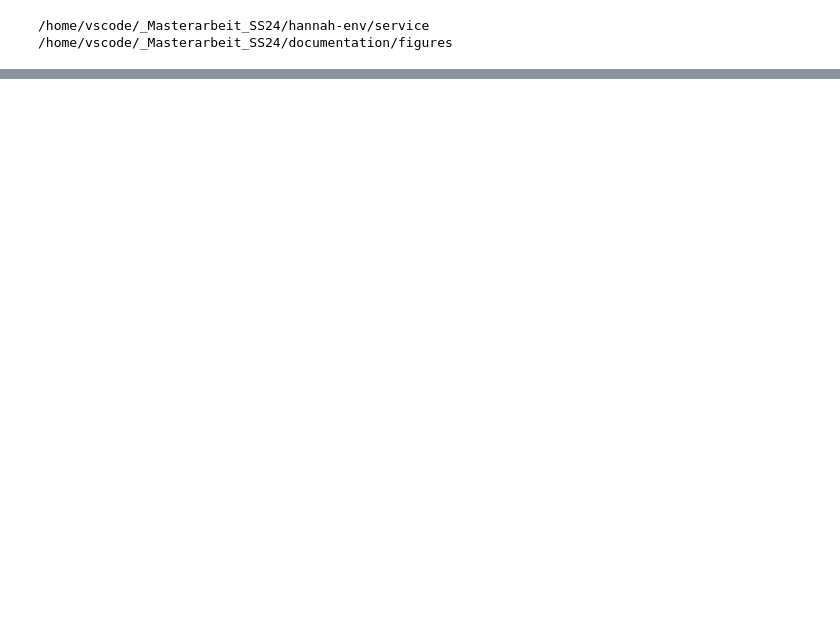
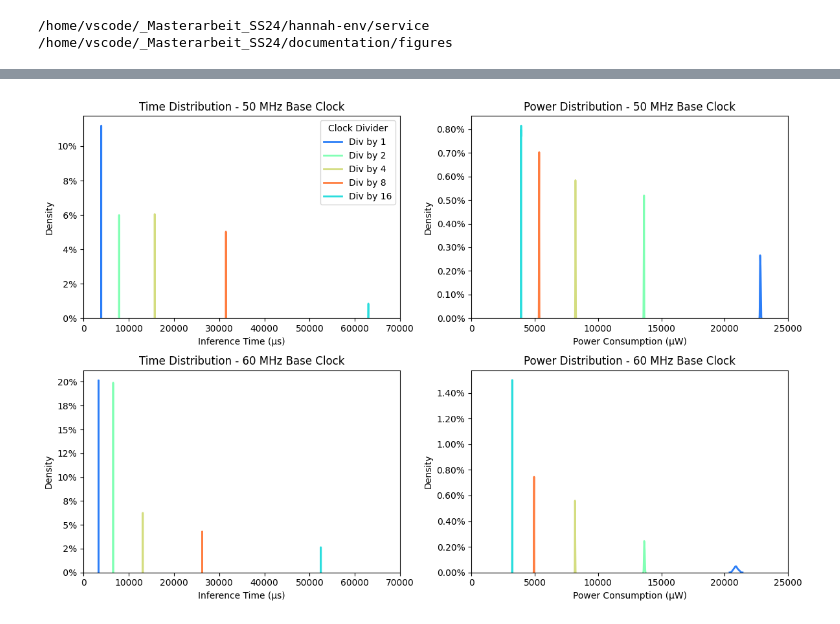
Before and after one commit to ekut-es/netdeployonnx, a Jupyter notebook: netdeployonnx/client/experiment_npu.ipynb, the cells around one changed output, grey strips where cells are left out. Saved outputs shown, nothing was run; the diff lists cells and outputs as text; code cells hidden in the pictures; blank space fills up the shorter version.

```diff
--- a/netdeployonnx/client/experiment_npu.ipynb
+++ b/netdeployonnx/client/experiment_npu.ipynb
@@ -315,3 +322,69 @@ Try using .loc[row_indexer,col_indexer] = value instead
 
 See the caveats in the documentation: https://pandas.pydata.org/pandas-docs/stable/user_guide/indexing.html#returning-a-view-versus-a-copy
   base_clock_data['power_per_MHz'] = base_clock_data['uW_per_inference'] / base_clock_data['freq']
+# %%
+# Create separate dataframes for each base clock
+slowclk = 50
+fastclk = 60
+data_slowclk = clock_data[(clock_data['base_clock'] == slowclk)]
+data_fastclk = clock_data[(clock_data['base_clock'] == fastclk)]
+
+# Add divider labels for each
+for df in [data_slowclk, data_fastclk]:
+   df.sort_values('divider', ascending=True, inplace=True)
+   df['divider_label'] = df['divider'].map({1: 'Div by 1', 2: 'Div by 2', 4: 'Div by 4', 8: 'Div by 8', 16: 'Div by 16'})
+
+
+# Create figure with subplots for both clock speeds
+fig, ((ax1, ax2), (ax3, ax4)) = plt.subplots(2, 2, figsize=(12, 8))
+
+
+# Set palettes
+unique_divs = sorted(data_slowclk['divider_label'].unique())
+rainbow_palette = dict(zip(unique_divs, sns.color_palette('rainbow', n_colors=len(unique_divs))))
+
+# {slowclk} MHz plots
+samples_slow = data_slowclk['divider_label'].value_counts()
+title_slow = f'\n(n={", ".join([f"{div}: {count}" for div, count in samples_slow.items()])})'
+title_slow = ''
+
+sns.kdeplot(data=data_slowclk, x='us_per_inference', hue='divider_label',
+           palette=rainbow_palette, ax=ax1, linewidth=2)
+ax1.set_title(f'Time Distribution - {slowclk} MHz Base Clock{title_slow}')
+ax1.set_xlabel('Inference Time (µs)')
+
+sns.kdeplot(data=data_slowclk, x='uW_per_inference', hue='divider_label',
+           palette=rainbow_palette, ax=ax2, linewidth=2, legend=False)
+ax2.set_title(f'Power Distribution - {slowclk} MHz Base Clock')
+ax2.set_xlabel('Power Consumption (µW)')
+
+# {fastclk} MHz plots
+samples_50 = data_fastclk['divider_label'].value_counts()
+title_50 = f'\n(n={", ".join([f"{div}: {count}" for div, count in samples_50.items()])})'
+title_50 = ''
+
+sns.kdeplot(data=data_fastclk, x='us_per_inference', hue='divider_label',
+           palette=rainbow_palette, ax=ax3, linewidth=2, legend=False)
+ax3.set_title(f'Time Distribution - {fastclk} MHz Base Clock{title_50}')
+ax3.set_xlabel('Inference Time (µs)')
+
+sns.kdeplot(data=data_fastclk, x='uW_per_inference', hue='divider_label',
+           palette=rainbow_palette, ax=ax4, linewidth=2, legend=False)
+ax4.set_title(f'Power Distribution - {fastclk} MHz Base Clock')
+ax4.set_xlabel('Power Consumption (µW)')
+
+
+for ax in [ax1, ax3]:
+   ax.set_xticks(np.linspace(0, 70_000, num=8))
+   ax.set_yticklabels([f"{float(y)*100:2.0f}%" for y in ax.get_yticks()])
+for ax in [ax2, ax4]:
+   ax.set_xticks(np.linspace(0, 25_000, num=6))
+   ax.set_yticklabels([f"{float(y)*100:2.2f}%" for y in ax.get_yticks()])
+
+# Modify legend
+leg = ax1.get_legend()
+leg.set_title("Clock Divider")
+
+plt.tight_layout()
+plt.savefig(figures_path / "05_npu_clockdividers.pdf", format='pdf', bbox_inches='tight')
+# %% [output]
@@ -318 +409,2 @@ See the caveats in the documentation: https://pandas.pydata.org/pandas-docs/stab
+[figure, added]
 # %%
```
Also changed, not shown: parts of 13 cells of this notebook.
